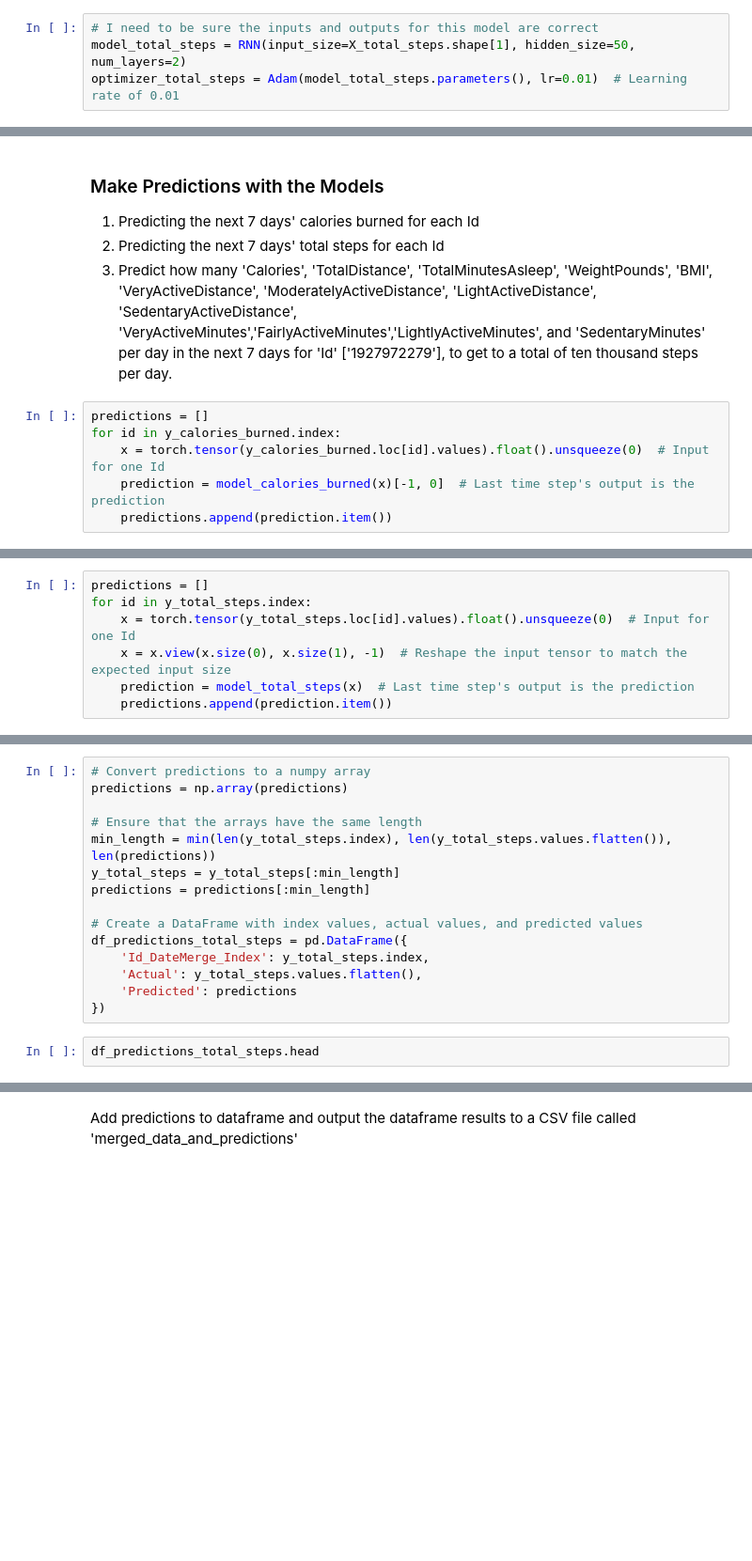
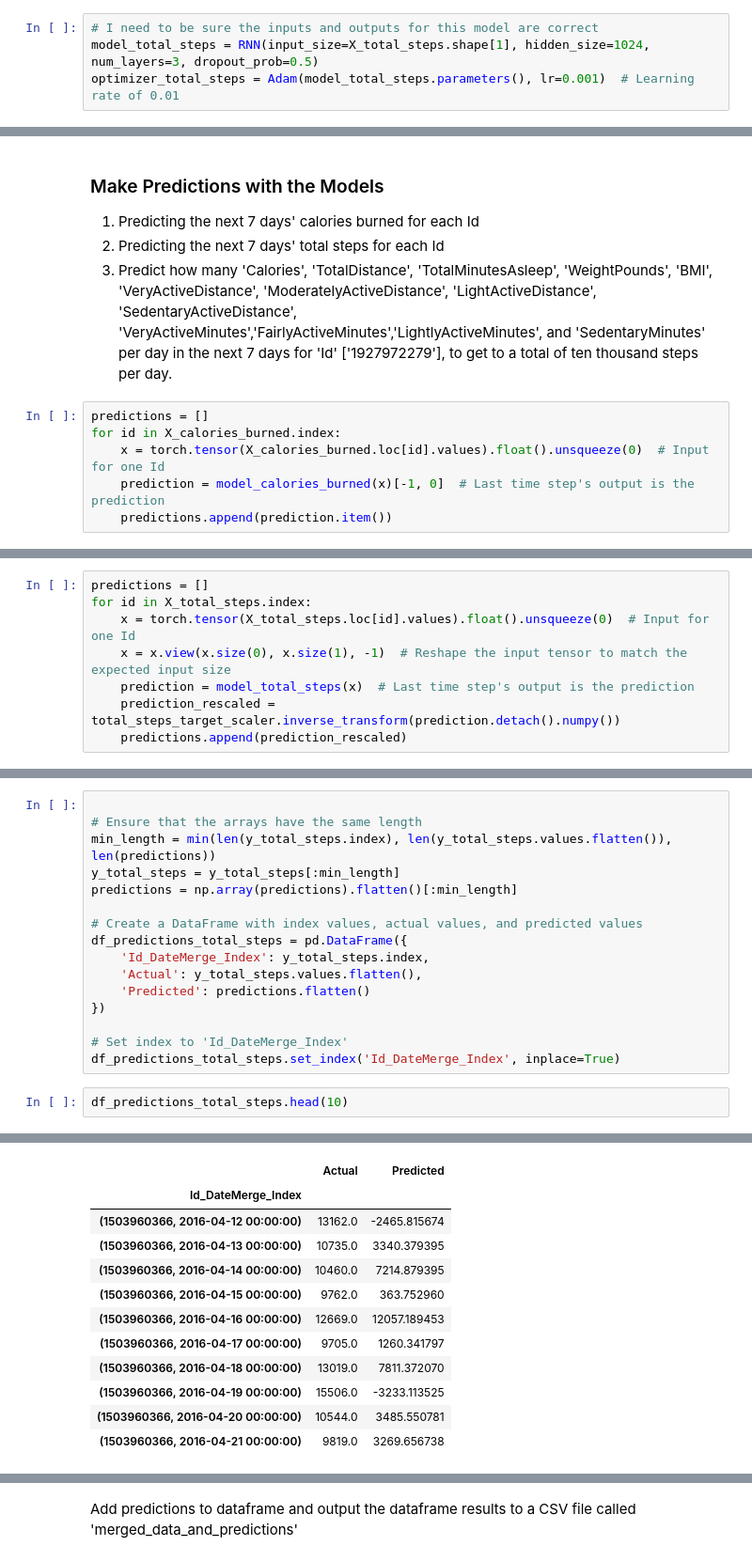
Before and after one commit to maleal2/Fitness_Tracker_wearable_device_project_Group_1, a Jupyter notebook: Vitality_Fit_Tracker.ipynb, the cells around one changed output, grey strips where cells are left out. Shown at 94% size. Drawn from its saved outputs; the diff is of its cells as text; blank space fills up the shorter version.

Commit message:
updated files, everything runs fine.
Change the directory location to run it locally on your machine. Also attached the CSV output. All columns with 'predicted_' prefix were generated from the models

```diff
--- a/Vitality_Fit_Tracker.ipynb
+++ b/Vitality_Fit_Tracker.ipynb
@@ -734,6 +753,6 @@ optimizer_calories_burned = Adam(model_calories_burned.parameters(), lr=0.01)  #
 # %%
 # I need to be sure the inputs and outputs for this model are correct
-model_total_steps = RNN(input_size=X_total_steps.shape[1], hidden_size=50, num_layers=2)
-optimizer_total_steps = Adam(model_total_steps.parameters(), lr=0.01)  # Learning rate of 0.01
+model_total_steps = RNN(input_size=X_total_steps.shape[1], hidden_size=1024, num_layers=3, dropout_prob=0.5)
+optimizer_total_steps = Adam(model_total_steps.parameters(), lr=0.001)  # Learning rate of 0.01
 # %%
 model_multivariate_per_Id = AutoRegressiveModel(input_dim_multivariate_per_Id, hidden_dim, output_dim_multivariate_per_Id)
@@ -835,8 +857,8 @@ Validation Loss: 96191.17137096774
 3. Predict how many 'Calories', 'TotalDistance', 'TotalMinutesAsleep', 'WeightPounds', 'BMI', 'VeryActiveDistance', 'ModeratelyActiveDistance', 'LightActiveDistance', 'SedentaryActiveDistance', 'VeryActiveMinutes','FairlyActiveMinutes','LightlyActiveMinutes', and 'SedentaryMinutes' per day in the next 7 days for 'Id' ['1927972279'], to get to a total of ten thousand steps per day.
 # %%
 predictions = []
-for id in y_calories_burned.index:
-    x = torch.tensor(y_calories_burned.loc[id].values).float().unsqueeze(0)  # Input for one Id
+for id in X_calories_burned.index:
+    x = torch.tensor(X_calories_burned.loc[id].values).float().unsqueeze(0)  # Input for one Id
     prediction = model_calories_burned(x)[-1, 0]  # Last time step's output is the prediction
     predictions.append(prediction.item())
 # %%
@@ -867,7 +897,8 @@ print(df_predictions_calories.head(10))
 # %%
 predictions = []
-for id in y_total_steps.index:
-    x = torch.tensor(y_total_steps.loc[id].values).float().unsqueeze(0)  # Input for one Id
+for id in X_total_steps.index:
+    x = torch.tensor(X_total_steps.loc[id].values).float().unsqueeze(0)  # Input for one Id
     x = x.view(x.size(0), x.size(1), -1)  # Reshape the input tensor to match the expected input size
     prediction = model_total_steps(x)  # Last time step's output is the prediction
-    predictions.append(prediction.item())
+    prediction_rescaled = total_steps_target_scaler.inverse_transform(prediction.detach().numpy())
+    predictions.append(prediction_rescaled)
@@ -884,18 +924,19 @@ for i, pred in enumerate(top_ten_predictions, start=1):
 # %%
-# Convert predictions to a numpy array
-predictions = np.array(predictions)
 
 # Ensure that the arrays have the same length
 min_length = min(len(y_total_steps.index), len(y_total_steps.values.flatten()), len(predictions))
 y_total_steps = y_total_steps[:min_length]
-predictions = predictions[:min_length]
+predictions = np.array(predictions).flatten()[:min_length]
 
 # Create a DataFrame with index values, actual values, and predicted values
 df_predictions_total_steps = pd.DataFrame({
     'Id_DateMerge_Index': y_total_steps.index,
     'Actual': y_total_steps.values.flatten(),
-    'Predicted': predictions
+    'Predicted': predictions.flatten()
 })
+
+# Set index to 'Id_DateMerge_Index'
+df_predictions_total_steps.set_index('Id_DateMerge_Index', inplace=True)
 # %%
-df_predictions_total_steps.head
+df_predictions_total_steps.head(10)
 # %% [output]
@@ -905,2 +943,14 @@ Index: []>
+|  | Actual | Predicted |
+| Id_DateMerge_Index |  |  |
+| (1503960366, 2016-04-12 00:00:00) | 13162.0 | -2465.815674 |
+| (1503960366, 2016-04-13 00:00:00) | 10735.0 | 3340.379395 |
+| (1503960366, 2016-04-14 00:00:00) | 10460.0 | 7214.879395 |
+| (1503960366, 2016-04-15 00:00:00) | 9762.0 | 363.752960 |
+| (1503960366, 2016-04-16 00:00:00) | 12669.0 | 12057.189453 |
+| (1503960366, 2016-04-17 00:00:00) | 9705.0 | 1260.341797 |
+| (1503960366, 2016-04-18 00:00:00) | 13019.0 | 7811.372070 |
+| (1503960366, 2016-04-19 00:00:00) | 15506.0 | -3233.113525 |
+| (1503960366, 2016-04-20 00:00:00) | 10544.0 | 3485.550781 |
+| (1503960366, 2016-04-21 00:00:00) | 9819.0 | 3269.656738 |
 # %%
 predictions = []
```
Also changed, not shown: parts of 38 cells of this notebook, 1 other file.
